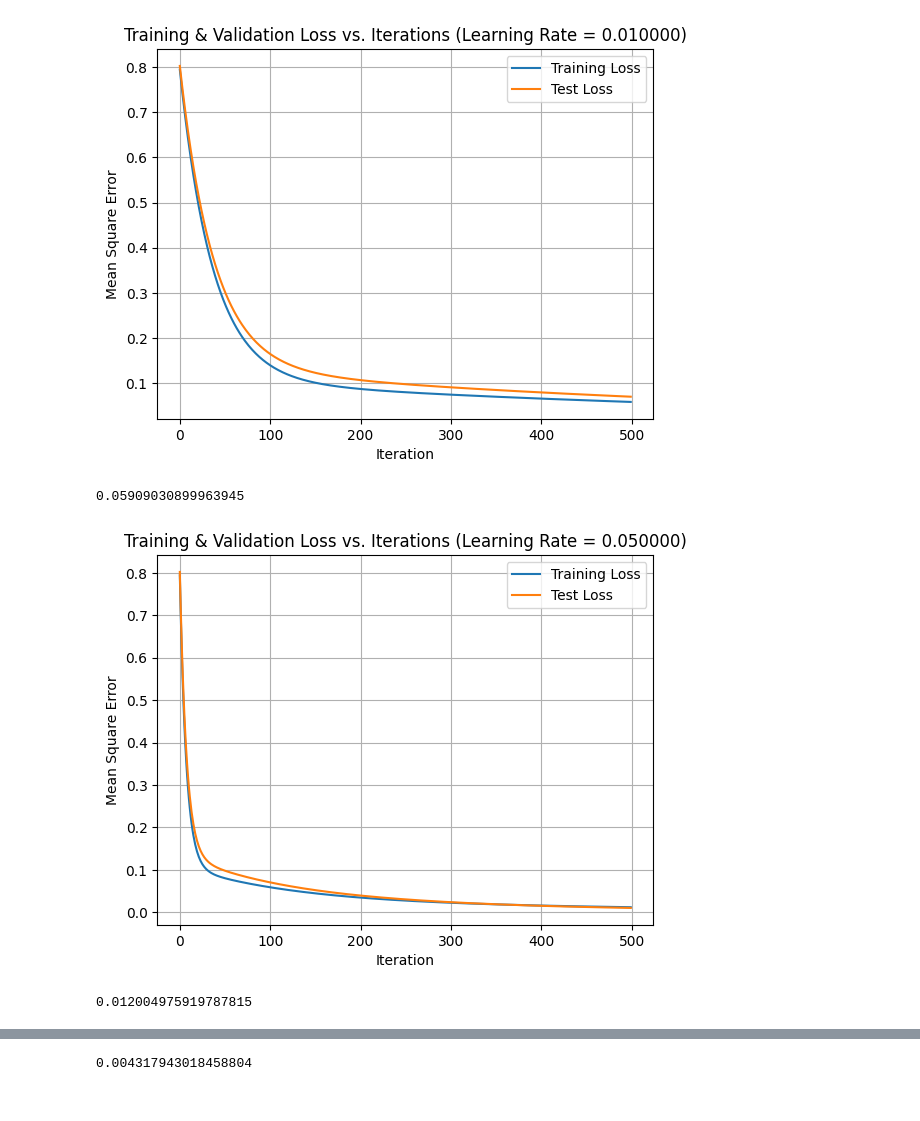
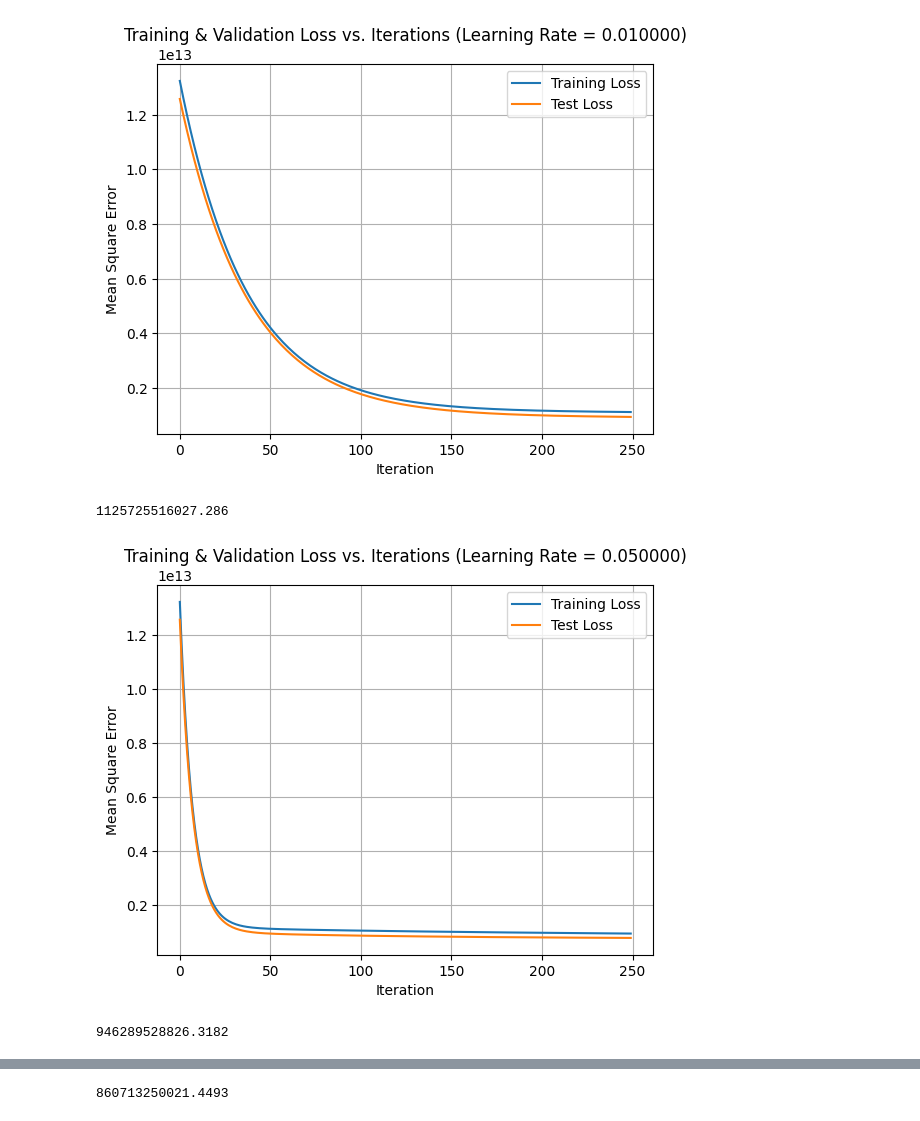
Before and after one commit to hburnt/Machine-Learning, a Jupyter notebook: intro_to_ml/Homework_2/Intro_to_ML_HW2_Problem_2a.ipynb, the cells around one changed output, grey strips where cells are left out. Drawn from its saved outputs; the diff is of its cells as text; code cells hidden in the pictures.

```diff
--- a/intro_to_ml/Homework_2/Intro_to_ML_HW2_Problem_2a.ipynb
+++ b/intro_to_ml/Homework_2/Intro_to_ML_HW2_Problem_2a.ipynb
@@ -98,7 +98,7 @@ def gradient_descent(inputs, outputs, theta, learningRate, iterations):
 
   for i in range(iterations):
     predicted_values = inputs.dot(theta)
-    error = np.subtract(predicted_values, inputs)
+    error = np.subtract(predicted_values, outputs)
     gradients = (1/length) * ( inputs.transpose().dot(error))
     theta = theta - (learningRate * gradients)
     data_loss[i] = costFunc(length, error)
@@ -125,15 +125,15 @@ def compute_and_plot(learningRate, iterations, training_inputs, testing_inputs,
 # %%
 #Calculating the gradient descent for 6 inputs with input normalization
 learningRate1 = 0.01
 learningRate2 = 0.05
 learningRate3 = 0.1
-iterations = 500
+iterations = 250
 
 compute_and_plot(learningRate1, iterations, training_inputs_norm, testing_inputs_norm, training_outputs, testing_outputs, 6)
 compute_and_plot(learningRate2, iterations, training_inputs_norm, testing_inputs_norm, training_outputs, testing_outputs, 6)
 compute_and_plot(learningRate3, iterations, training_inputs_norm, testing_inputs_norm, training_outputs, testing_outputs, 6)
 # %% [output]
-[figure, old version]
+[figure, new version]
-0.05909030899963945
+1125725516027.286
-[figure, old version]
+[figure, new version]
-0.012004975919787815
+946289528826.3182
@@ -141,4 +141,4 @@ compute_and_plot(learningRate3, iterations, training_inputs_norm, testing_inputs
-0.004317943018458804
+860713250021.4493
 # %%
 #Calculating the gradient descent for 6 inputs with input normalization
 learningRate1 = 0.01
```
Also changed, not shown: parts of 2 cells of this notebook.
